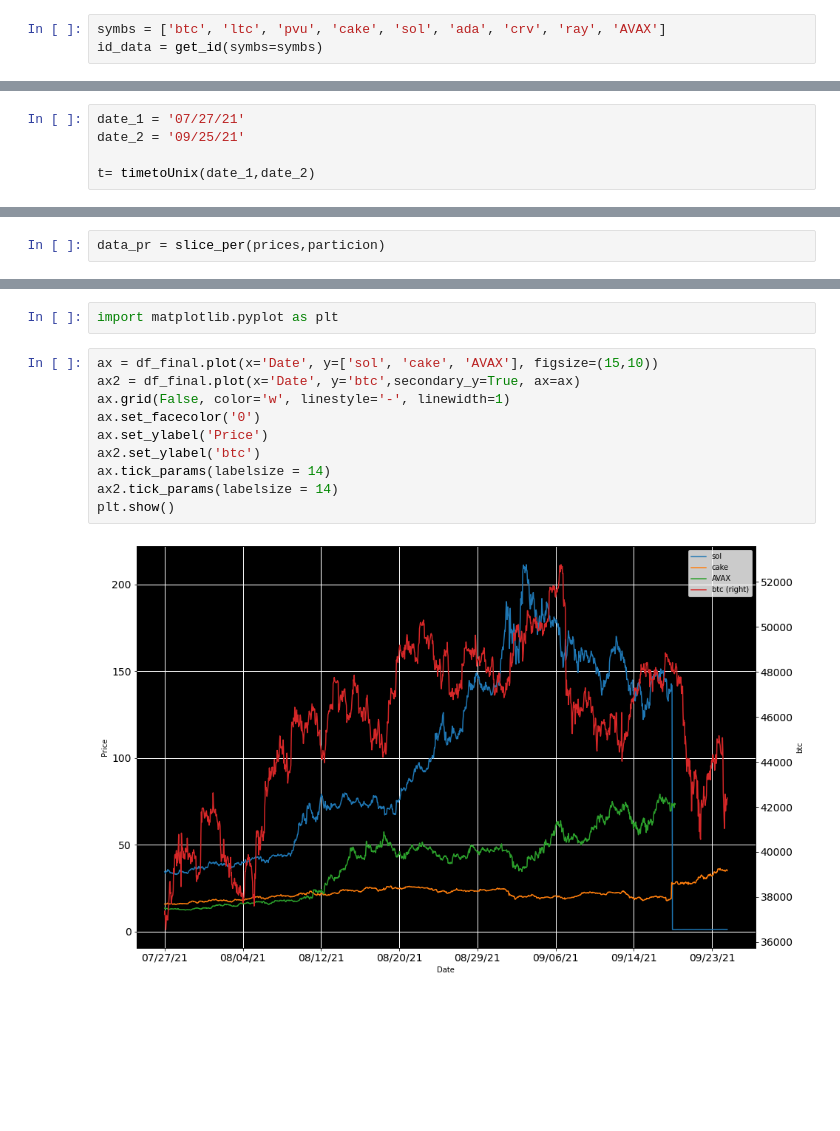
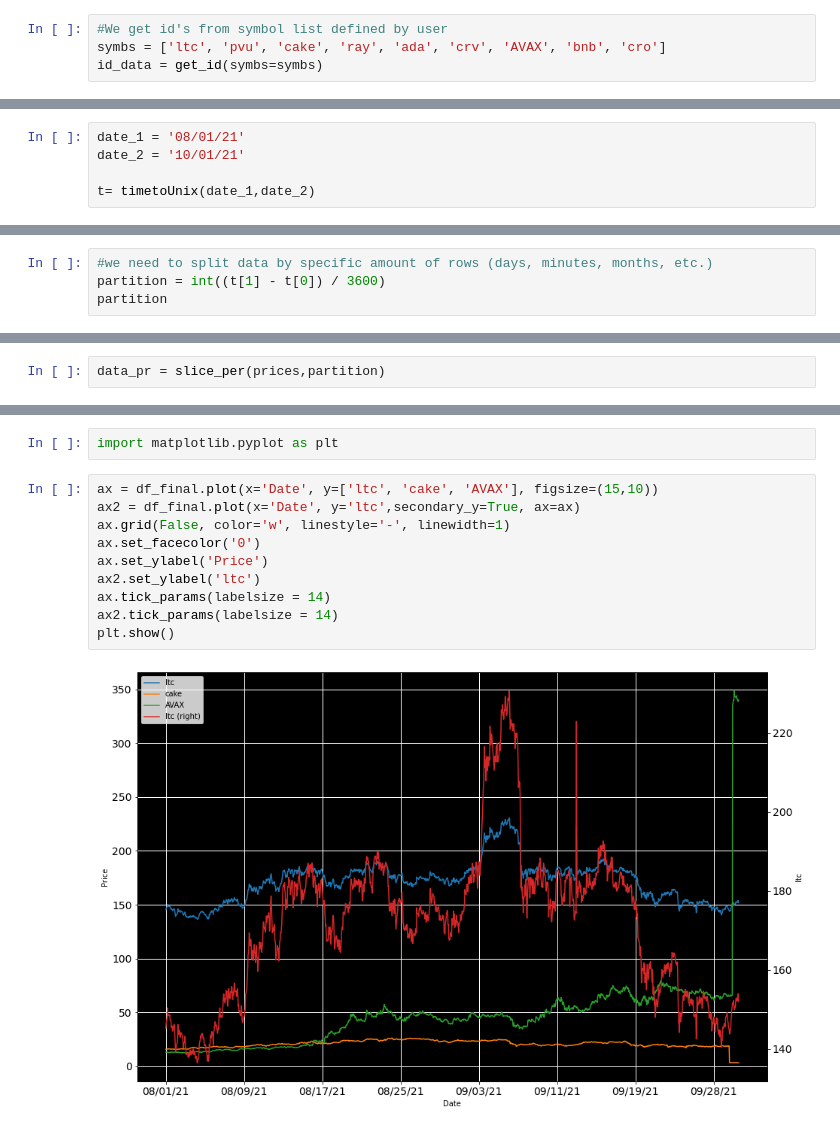
Before and after one commit to jblanco89/MonteCarlo_Portfolio, a Jupyter notebook: get_stocks.ipynb, the cells around one changed output, grey strips where cells are left out. Cells and saved outputs as stored; diff of their text form; blank space fills up the shorter version.

```diff
--- a/get_stocks.ipynb
+++ b/get_stocks.ipynb
@@ -52,3 +85,4 @@ def timetoUnix(start_date, end_date):
 # %%
-symbs = ['btc', 'ltc', 'pvu', 'cake', 'sol', 'ada', 'crv', 'ray', 'AVAX']
+#We get id's from symbol list defined by user
+symbs = ['ltc', 'pvu', 'cake', 'ray', 'ada', 'crv', 'AVAX', 'bnb', 'cro']
 id_data = get_id(symbs=symbs)
@@ -55,6 +101,6 @@ id_data = get_id(symbs=symbs)
 # %%
-date_1 = '07/27/21'
-date_2 = '09/25/21'
+date_1 = '08/01/21'
+date_2 = '10/01/21'
 
 t= timetoUnix(date_1,date_2)
 # %%
@@ -88,0 +168,4 @@ particion
+# %%
+#we need to split data by specific amount of rows (days, minutes, months, etc.)
+partition = int((t[1] - t[0]) / 3600)
+partition
@@ -94,4 +180,4 @@ len(prices)
 def slice_per(source, step):
     return [source[i::step] for i in range(step)]
 # %%
-data_pr = slice_per(prices,particion)
+data_pr = slice_per(prices,partition)
@@ -150,14 +265,14 @@ df_final.tail()
 # %%
 import matplotlib.pyplot as plt
 # %%
-ax = df_final.plot(x='Date', y=['sol', 'cake', 'AVAX'], figsize=(15,10))
-ax2 = df_final.plot(x='Date', y='btc',secondary_y=True, ax=ax)
+ax = df_final.plot(x='Date', y=['ltc', 'cake', 'AVAX'], figsize=(15,10))
+ax2 = df_final.plot(x='Date', y='ltc',secondary_y=True, ax=ax)
 ax.grid(False, color='w', linestyle='-', linewidth=1)
 ax.set_facecolor('0')
 ax.set_ylabel('Price')
-ax2.set_ylabel('btc')
+ax2.set_ylabel('ltc')
 ax.tick_params(labelsize = 14)
 ax2.tick_params(labelsize = 14)
 plt.show()
 # %% [output]
-[figure, old version]
+[figure, new version]
```
Also changed, not shown: parts of 33 cells of this notebook.
